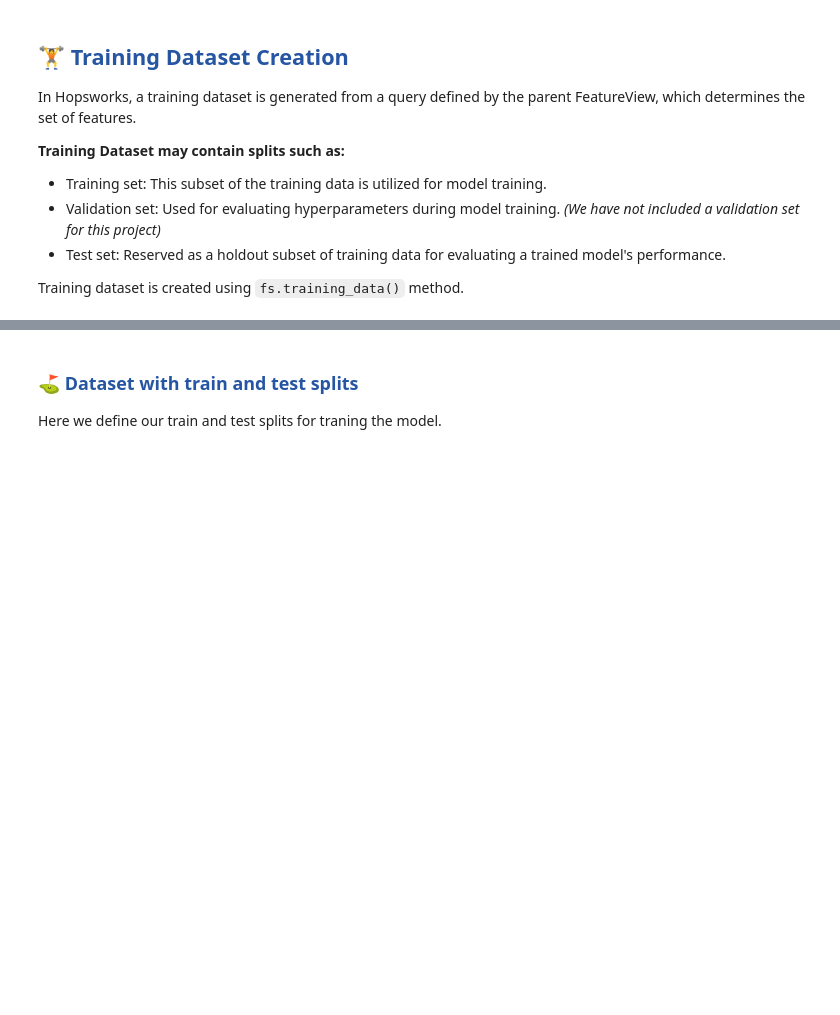
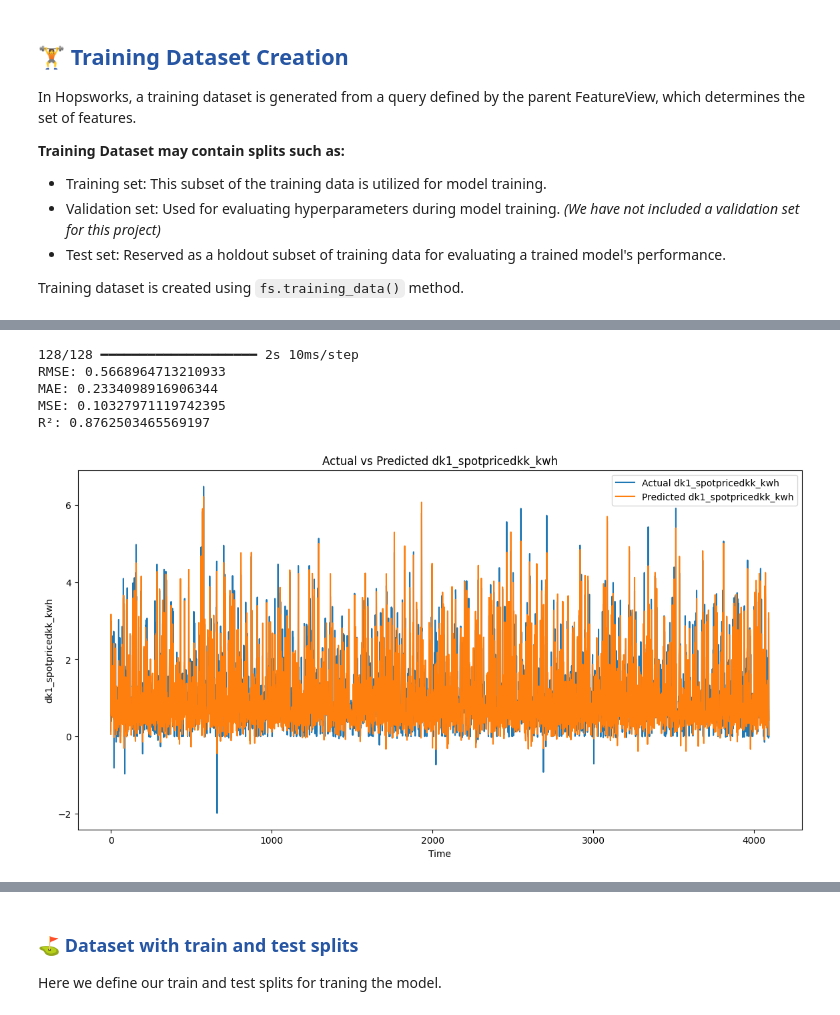
Before and after one commit to Benj3037/bds_m7_second-semester-project, a Jupyter notebook: pipeline/3_training_pipeline_lstm.ipynb, the cells around one changed output, grey strips where cells are left out. Cells and saved outputs as stored; diff of their text form; code cells hidden in the pictures; blank space fills up the shorter version.

```diff
--- a/pipeline/3_training_pipeline_lstm.ipynb
+++ b/pipeline/3_training_pipeline_lstm.ipynb
@@ -160,0 +248,43 @@ df.head()
+# %%
+# Predict on the test set
+y_pred = model.predict(X_test)
+
+# Inverse transform the predictions and the true values to their original scale
+y_pred_inverse = target_scaler.inverse_transform(y_pred)
+y_test_inverse = target_scaler.inverse_transform(y_test)
+
+# Calculate performance metrics (e.g., RMSE)
+from sklearn.metrics import mean_squared_error, r2_score, mean_absolute_error
+import numpy as np
+
+# Calculate performance metrics
+
+rmse = np.sqrt(mean_squared_error(y_test_inverse, y_pred_inverse))
+mae = mean_absolute_error(y_test_inverse, y_pred_inverse)
+mse = mean_squared_error(y_test_inverse, y_pred_inverse)
+r2 = r2_score(y_test_inverse, y_pred_inverse)
+
+print(f'RMSE: {np.sqrt(rmse)}')
+print(f'MAE: {mae}')
+print(f'MSE: {mse}')
+print(f'R²: {r2}')
+# %% [output]
+128/128 ━━━━━━━━━━━━━━━━━━━━ 2s 10ms/step
+RMSE: 0.5668964713210933
+MAE: 0.2334098916906344
+MSE: 0.10327971119742395
+R²: 0.8762503465569197
+# %%
+import matplotlib.pyplot as plt
+
+# Plotting the true values and the predicted values
+plt.figure(figsize=(14, 7))
+plt.plot(y_test_inverse, label='Actual dk1_spotpricedkk_kwh')
+plt.plot(y_pred_inverse, label='Predicted dk1_spotpricedkk_kwh')
+plt.title('Actual vs Predicted dk1_spotpricedkk_kwh')
+plt.xlabel('Time')
+plt.ylabel('dk1_spotpricedkk_kwh')
+plt.legend()
+plt.show()
+# %% [output]
+[figure, added]
```
Also changed, not shown: parts of 7 cells of this notebook.
